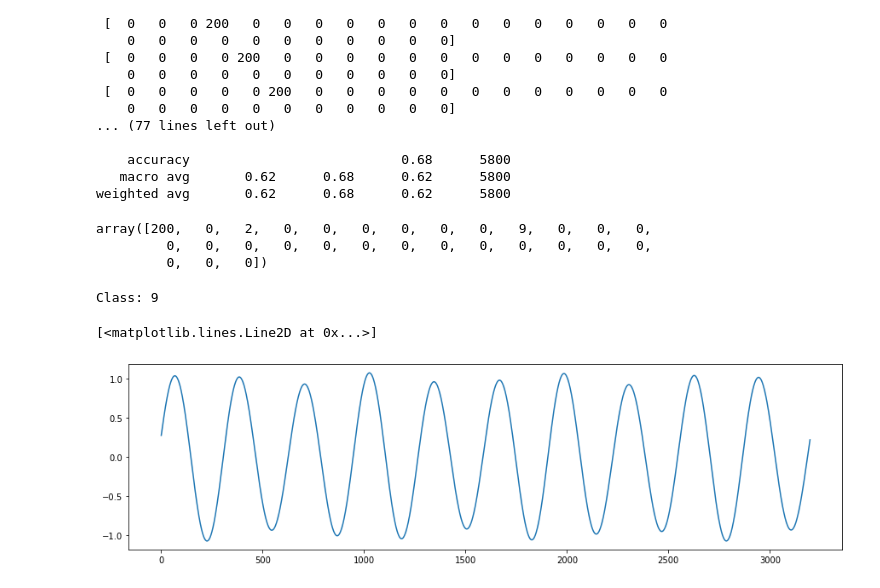
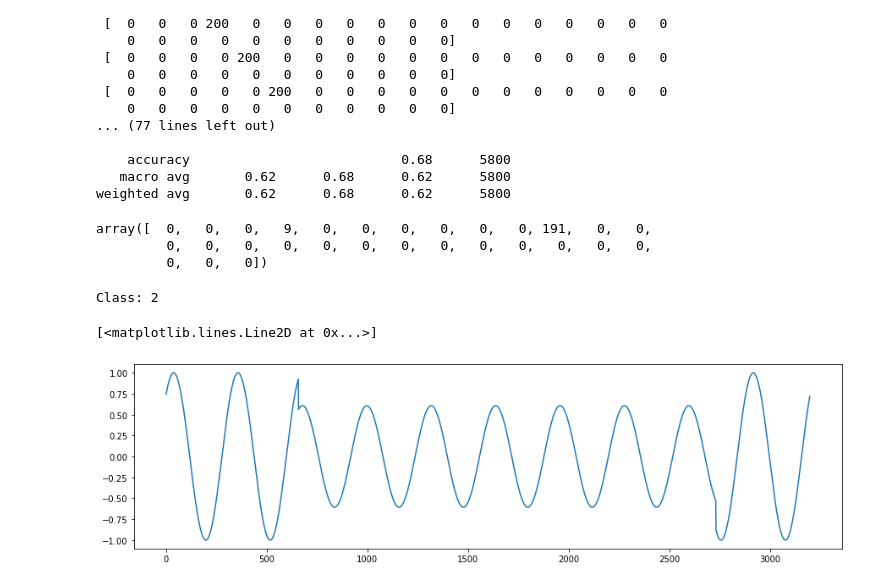
Before and after one commit to gradylynn/pqd-detection-cnn, a Jupyter notebook: Model Test - Categorical.ipynb, the cells around one changed output. Saved outputs shown, nothing was run; the diff lists cells and outputs as text; code cells hidden in the pictures.

```diff
--- a/Model Test - Categorical.ipynb
+++ b/Model Test - Categorical.ipynb
@@ -140,21 +149,22 @@ print(classification_report(test_labels, np.argmax(model.predict(test_data), axi
    macro avg       0.62      0.68      0.62      5800
 weighted avg       0.62      0.68      0.62      5800
 # %%
-cm[:,0]
+cm[1,:]
 # %% [output]
-array([200,   0,   2,   0,   0,   0,   0,   0,   0,   9,   0,   0,   0,
+array([  0,   0,   0,   9,   0,   0,   0,   0,   0,   0, 191,   0,   0,
          0,   0,   0,   0,   0,   0,   0,   0,   0,   0,   0,   0,   0,
          0,   0,   0])
 # %%
 plt.rcParams["figure.figsize"] = (15,4)
 
 # stuff = pqmodel.pqmodel_df(num_samples=30)
 
-index = 9008
+# 471, 524, 1817, 1874, 1878, 1881, 1898, 1908, 1943, 1944, 1978
+index = 305
 
-print('Class:', train_df['class'][index])
-plt.plot(list(train_df.iloc[index,3:]))
+print('Class:', test_df['class'][index])
+plt.plot(list(test_df.iloc[index,3:]))
 # %% [output]
-Class: 9
+Class: 2
 [<matplotlib.lines.Line2D at 0x...>]
-[figure, old version]
+[figure, new version]
```
Also changed, not shown: parts of 6 cells of this notebook, 1 other file.
